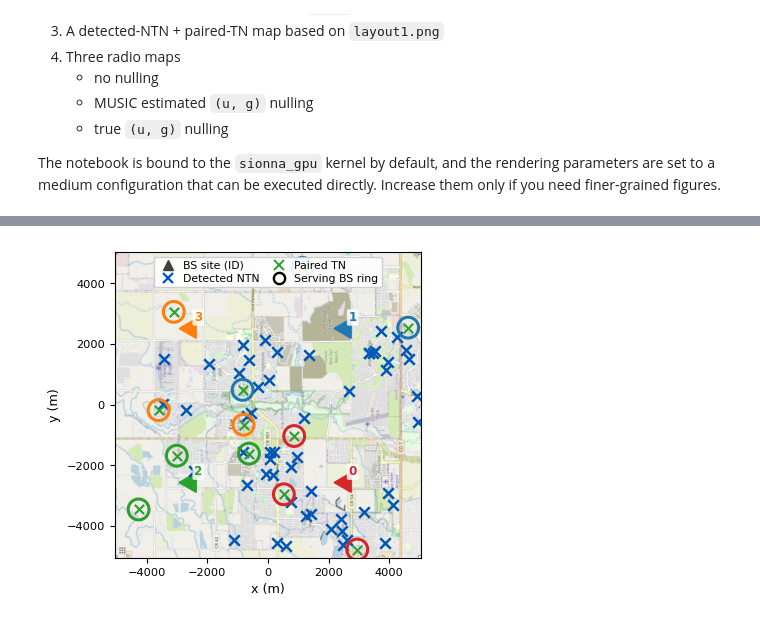
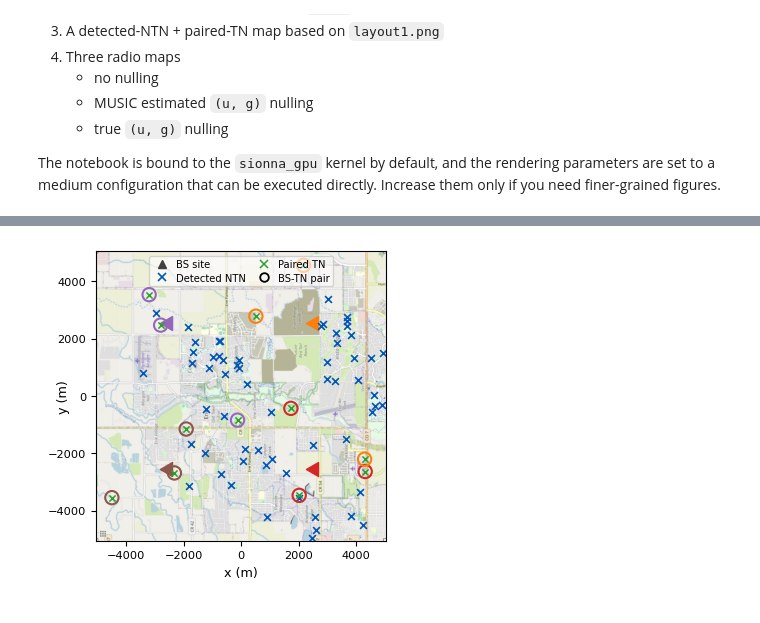
Before and after one commit to Shizhen-Jia/NTN-NULLING-NONCOH, a Jupyter notebook: map.ipynb, the cells around one changed output, grey strips where cells are left out. Cells and saved outputs as stored; diff of their text form; code cells hidden in the pictures.

```diff
--- a/map.ipynb
+++ b/map.ipynb
@@ -137,7 +137,7 @@ music_phi_grid_deg = np.arange(0.0, 360.0, 1.0)
 music_theta_grid_deg = np.arange(0.0, 181.0, 1.0)
 
 # Render one lambda for the map triplet
-lambda_render = float(1e13)
+lambda_render = float(1e15)
 max_detected_b_terms = "all"
 
 compute_positions_kwargs = dict(
@@ -378,6 +378,6 @@ True-u,g SNR mean: 16.580280553618948
 # %%
 def _bs_color_map(scene_config):
-    palette = ["#d62728", "#1f77b4", "#2ca02c", "#ff7f0e", "#8c564b", "#9467bd"]
+    palette = ["#d62728", "#ff7f0e", "#8c564b", "#9467bd", "#7f7f7f", "#bcbd22"]
     return {
         int(bs_idx): palette[int(bs_idx) % len(palette)]
         for bs_idx in range(int(scene_config.tx_pos.shape[0]))
@@ -563,7 +563,8 @@ def plot_detected_and_paired_with_layout_image(
     paired_bs,
     rotation_deg_cw=0,
     save_name="layout_detected_and_paired_layout1.png",
-    figure_width_in=3.8,
+    figure_width_in=3.45,
+    show_bs_labels=False,
 ):
     image_path = Path(image_path)
     if not image_path.exists():
@@ -589,11 +590,6 @@ def plot_detected_and_paired_with_layout_image(
     tx_xy = _rotate_points_in_extent(scene_config.tx_pos[:, :2], scene_config.extent, rotation_deg_cw)
     ntn_xy = _rotate_points_in_extent(scene_config.rx_ntn_pos[:, :2], scene_config.extent, rotation_deg_cw)
     tn_xy = _rotate_points_in_extent(scene_config.tn_pos[:, :2], scene_config.extent, rotation_deg_cw)
-    x_span = float(scene_config.extent[1] - scene_config.extent[0])
-    y_span = float(scene_config.extent[3] - scene_config.extent[2])
-    bs_label_dx = 0.012 * x_span
-    bs_label_dy = 0.012 * y_span
-
     for bs_idx in range(int(scene_config.tx_pos.shape[0])):
         x_bs, y_bs = tx_xy[bs_idx, :2]
         ax.scatter(
@@ -601,20 +597,23 @@ def plot_detected_and_paired_with_layout_image(
             [y_bs],
             c=[bs_colors[int(bs_idx)]],
             marker=(3, 0, -30),
-            s=250,
-            linewidths=1.3,
+            s=135,
+            linewidths=1.0,
         )
-        ax.text(
-            x_bs + bs_label_dx,
-            y_bs + bs_label_dy,
-            f"{int(bs_idx)}",
-            color=bs_colors[int(bs_idx)],
-            fontsize=8.6,
-            weight="bold",
-            ha="left",
-            va="bottom",
-            bbox=dict(boxstyle="round,pad=0.14", facecolor="white", edgecolor="none", alpha=0.85),
-        )
+        if show_bs_labels:
+            label_dx = 0.006 * (scene_config.extent[1] - scene_config.extent[0])
+            label_dy = 0.006 * (scene_config.extent[3] - scene_config.extent[2])
+            ax.text(
+                x_bs + label_dx,
+                y_bs + label_dy,
+                f"{int(bs_idx)}",
+                color=bs_colors[int(bs_idx)],
+                fontsize=7.2,
+                weight="bold",
+                ha="left",
+                va="bottom",
+                bbox=dict(boxstyle="round,pad=0.12", facecolor="white", edgecolor="none", alpha=0.8),
+            )
 
     if detected_idx.size > 0:
         ax.scatter(
@@ -622,8 +621,8 @@ def plot_detected_and_paired_with_layout_image(
             ntn_xy[detected_idx, 1],
             c="#0057b8",
             marker="x",
-            s=58,
-            linewidths=1.8,
+            s=24,
+            linewidths=1.2,
         )
 
     if paired_idx.size > 0:
@@ -632,8 +631,8 @@ def plot_detected_and_paired_with_layout_image(
             tn_xy[paired_idx, 1],
             c="#2ca02c",
             marker="x",
-            s=46,
-            linewidths=1.5,
+            s=20,
+            linewidths=1.1,
         )
 
     for tn_idx, _tx_idx, bs_idx in zip(
@@ -649,12 +648,13 @@ def plot_detected_and_paired_with_layout_image(
             facecolors="none",
             edgecolors=[color],
             marker="o",
-            s=225,
-            linewidths=2.2,
+            s=92,
+            linewidths=1.5,
         )
 
     ax.set_xlabel("x (m)", fontsize=9.2)
     ax.set_ylabel("y (m)", fontsize=9.2)
+    ax.yaxis.set_label_coords(-0.09, 0.5)
     ax.tick_params(axis="both", which="major", labelsize=8.2)
     ax.legend(
         handles=[
@@ -665,8 +665,8 @@ def plot_detected_and_paired_with_layout_image(
                 linestyle="None",
                 color="0.25",
                 markerfacecolor="0.25",
-                markersize=7.2,
-                label="BS site (ID)",
+                markersize=5.8,
+                label="BS site",
             ),
             Line2D(
                 [0],
@@ -674,8 +674,8 @@ def plot_detected_and_paired_with_layout_image(
                 marker="x",
                 linestyle="None",
                 color="#0057b8",
-                markersize=7.4,
-                markeredgewidth=1.6,
+                markersize=5.8,
+                markeredgewidth=1.2,
                 label="Detected NTN",
             ),
             Line2D(
@@ -684,8 +684,8 @@ def plot_detected_and_paired_with_layout_image(
                 marker="x",
                 linestyle="None",
                 color="#2ca02c",
-                markersize=7.0,
-                markeredgewidth=1.4,
+                markersize=5.4,
+                markeredgewidth=1.1,
                 label="Paired TN",
             ),
             Line2D(
@@ -695,42 +695,44 @@ def plot_detected_and_paired_with_layout_image(
                 linestyle="None",
                 color="black",
                 markerfacecolor="none",
-                markersize=8.1,
-                markeredgewidth=1.7,
-                label="Serving BS ring",
+                markersize=6.2,
+                markeredgewidth=1.3,
+                label="BS-TN pair",
             ),
         ],
         loc="upper center",
         ncol=2,
-        fontsize=7.8,
+        fontsize=7.2,
         frameon=True,
-        framealpha=0.92,
+        framealpha=0.62,
+        facecolor="white",
+        edgecolor="0.75",
         borderpad=0.3,
         handletextpad=0.4,
         columnspacing=0.8,
         labelspacing=0.35,
     )
     fig.tight_layout(pad=0.3)
     fig.savefig(
         result_dir / save_name,
         dpi=300,
         bbox_inches="tight",
     )
     plt.show()
 
 
 layout_rotation_deg_cw = 270
 plot_detected_and_paired_with_layout_image(
     SceneConfig,
     layout_image_path,
     detected_ntn_idx,
     paired_tn_idx,
     paired_tx_idx,
     paired_bs_idx,
     rotation_deg_cw=layout_rotation_deg_cw,
 )
 # %% [output]
-[figure, old version]
+[figure, new version]
 # %%
 from matplotlib.cm import ScalarMappable
 from matplotlib.colors import Normalize
```
Also changed, not shown: parts of 5 cells of this notebook, 3 other files.
